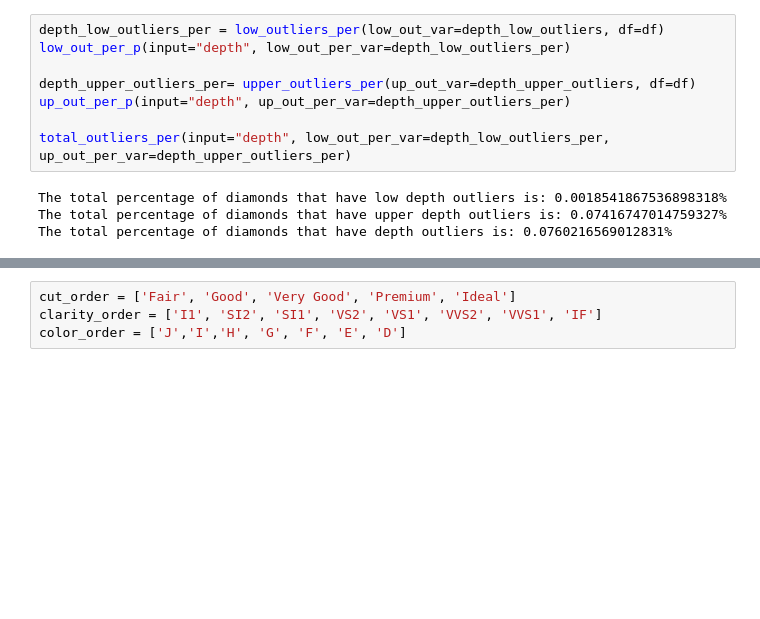
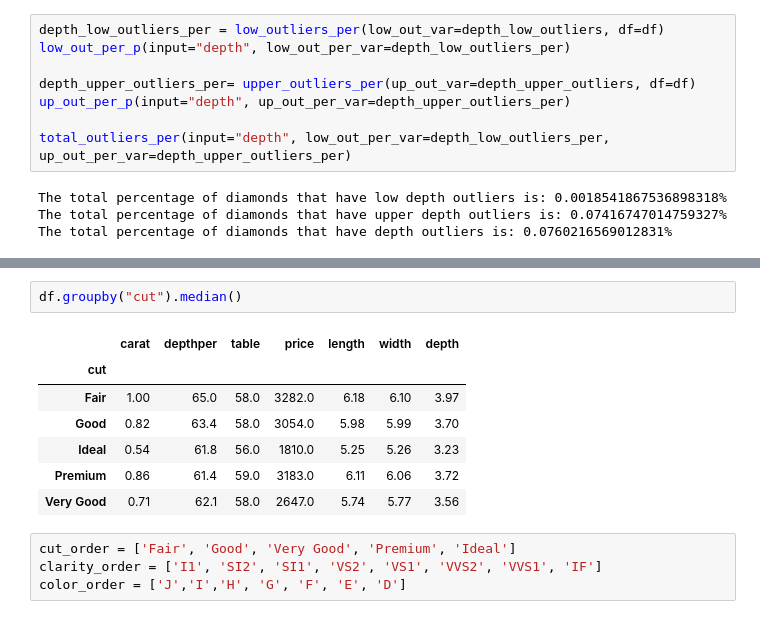
Before and after one commit to franco3x/Diamonds-EDA, a Jupyter notebook: Diamonds EDA.ipynb, the cells around one changed output, grey strips where cells are left out. Saved outputs shown, nothing was run; the diff lists cells and outputs as text; blank space fills up the shorter version.

```diff
--- a/Diamonds EDA.ipynb
+++ b/Diamonds EDA.ipynb
@@ -824,3 +863,13 @@ The total percentage of diamonds that have depth outliers is: 0.0760216569012831
+# %%
+df.groupby("cut").median()
+# %% [output]
+|  | carat | depthper | table | price | length | width | depth |
+| cut |  |  |  |  |  |  |  |
+| Fair | 1.00 | 65.0 | 58.0 | 3282.0 | 6.18 | 6.10 | 3.97 |
+| Good | 0.82 | 63.4 | 58.0 | 3054.0 | 5.98 | 5.99 | 3.70 |
+| Ideal | 0.54 | 61.8 | 56.0 | 1810.0 | 5.25 | 5.26 | 3.23 |
+| Premium | 0.86 | 61.4 | 59.0 | 3183.0 | 6.11 | 6.06 | 3.72 |
+| Very Good | 0.71 | 62.1 | 58.0 | 2647.0 | 5.74 | 5.77 | 3.56 |
 # %%
 cut_order = ['Fair', 'Good', 'Very Good', 'Premium', 'Ideal']
 clarity_order = ['I1', 'SI2', 'SI1', 'VS2', 'VS1', 'VVS2', 'VVS1', 'IF']
```
Also changed, not shown: parts of 6 cells of this notebook.
